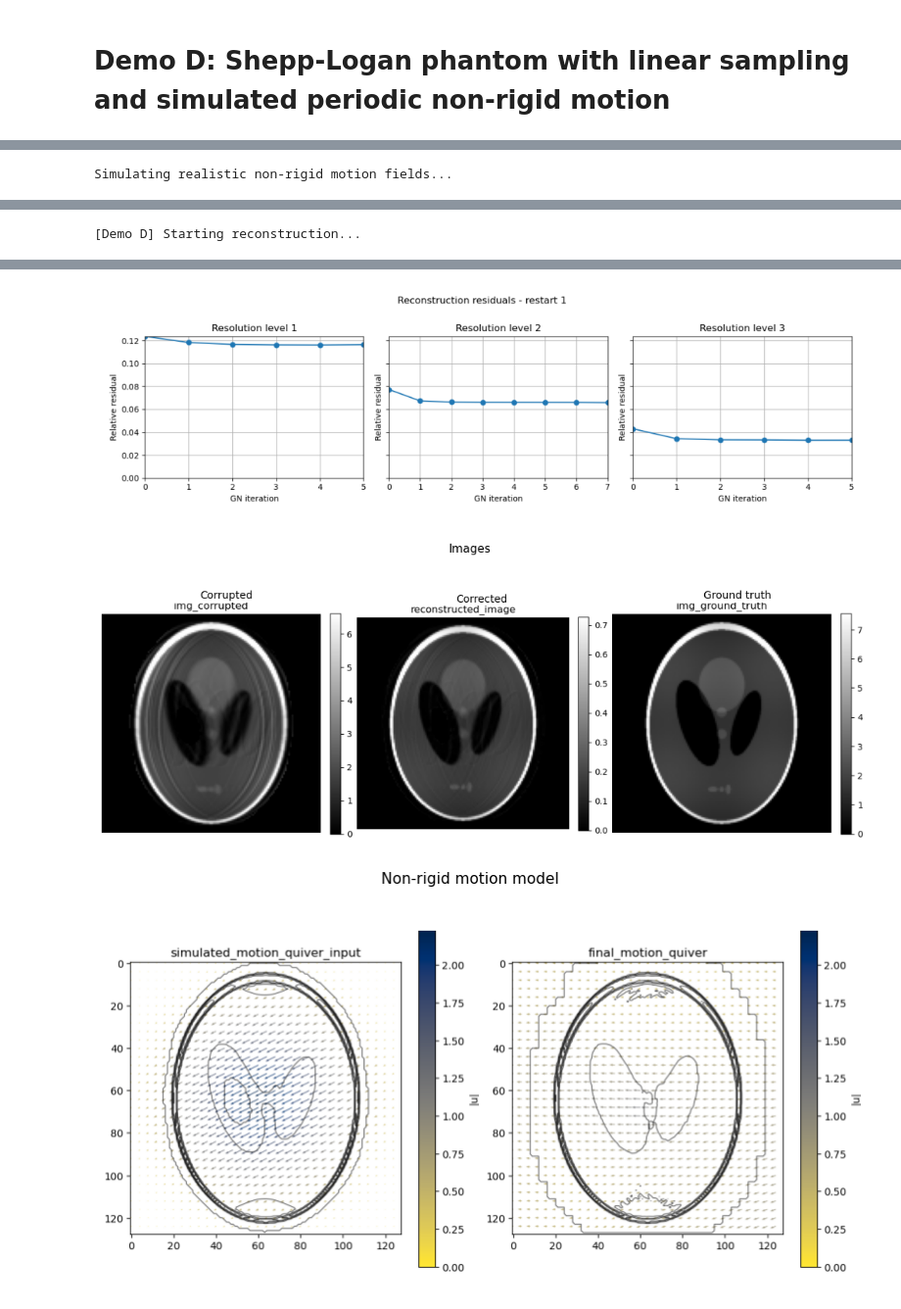
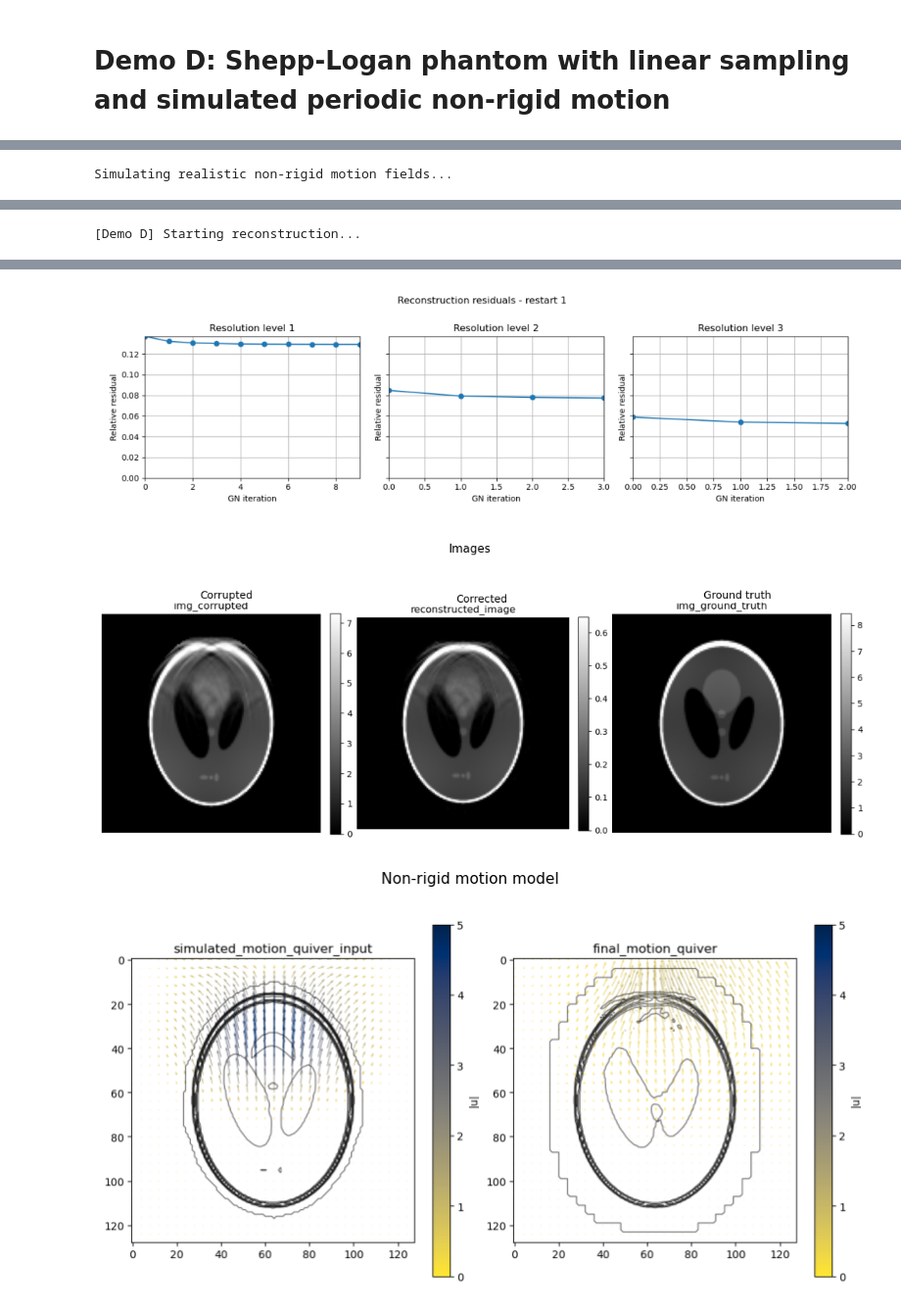
Before and after one commit to IADI-Nancy/GRICS-torch, a Jupyter notebook: demo_d_shepp_linear_nonrigid.ipynb, the cells around one changed output, grey strips where cells are left out. Shown at 98% size. Saved outputs shown, nothing was run; the diff lists cells and outputs as text; code cells hidden in the pictures.

```diff
--- a/demo_d_shepp_linear_nonrigid.ipynb
+++ b/demo_d_shepp_linear_nonrigid.ipynb
@@ -15,12 +15,13 @@ def main():
     print("[Demo D] Loading config...")
     params = load_config(
         data_type="shepp-logan",
-        reconstruction_config="config/reconstruction/nonrigid_high_quality.toml",
+        reconstruction_config="config/reconstruction/nonrigid_fast.toml",
         shepp_logan_config="config/shepp_logan.toml",
         sampling_config="config/sampling_simulation/linear.toml",
         motion_simulation_config="config/motion_simulation/nonrigid.toml",
         overrides={
             "Nex": 3,
+            "N_motion_states": 10,
             "jupyter_notebook_flag": jupyter_notebook_flag,
             "print_to_console": not jupyter_notebook_flag,
             "verbose": not jupyter_notebook_flag,
@@ -36,7 +37,7 @@ def main():
         params,
         has_ground_truth=(
             getattr(params, "motion_simulation_type", None)
-            not in {"as-it-is", "no-motion"}
+            not in {"as-it-is", "no-motion-data"}
         ),
         jupyter_notebook_flag=params.jupyter_notebook_flag,
     )
@@ -59,7 +60,7 @@ def main():
         motion_type=params.motion_type,
         has_ground_truth=(
             getattr(params, "motion_simulation_type", None)
-            not in {"as-it-is", "no-motion"}
+            not in {"as-it-is", "no-motion-data"}
         ),
         jupyter_notebook_flag=params.jupyter_notebook_flag,
     )
@@ -80,3 +81,3 @@ Elapsed time: 104.24 s
-[figure, old version]
+[figure, new version]
-[figure, old version]
+[figure, new version]
-[figure, old version]
+[figure, new version]
```
Also changed, not shown: parts of 1 cell of this notebook, 17 other files.
